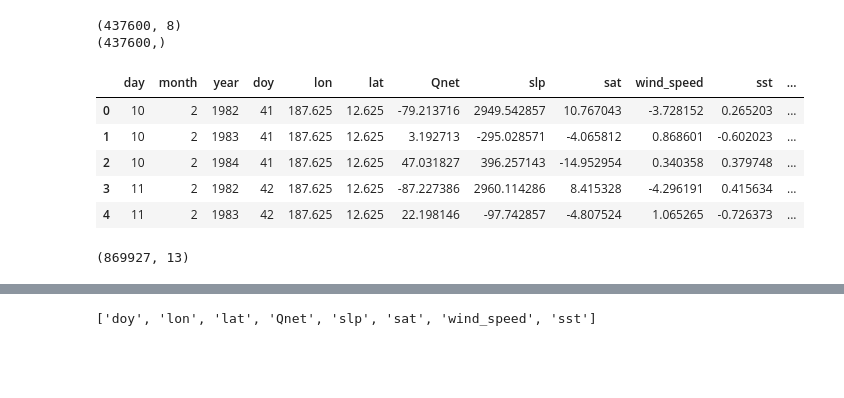
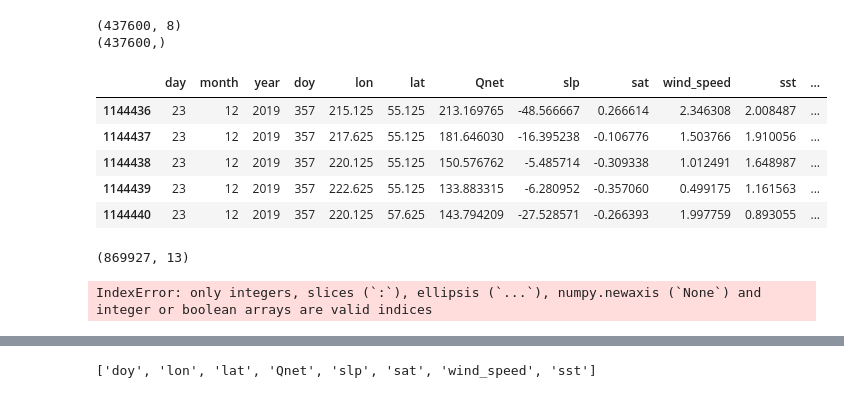
Before and after one commit to KatGiamalaki/Random_Forest_for_MHW, a Jupyter notebook: RandomForest_1902.ipynb, the cells around one changed output, grey strips where cells are left out. Cells and saved outputs as stored; diff of their text form; code cells hidden in the pictures; blank space fills up the shorter version.

```diff
--- a/RandomForest_1902.ipynb
+++ b/RandomForest_1902.ipynb
@@ -93,14 +104,14 @@ file_name = '/auto/home/agiamala/rf_mhw/movav_7_19new.csv'
 colnames = ['day', 'month','year','doy', 'lon', 'lat', 'Qnet','slp', 'sat', 'wind_speed','sst', 'sstRoC', 'mhw_categories']
 allvars = pd.read_csv(file_name, names = colnames, header = None)
 # %%
-allvars.head()
+allvars.tail()
 # %% [output]
 |  | day | month | year | doy | lon | lat | Qnet | slp | sat | wind_speed | sst | ... |
-| 0 | 10 | 2 | 1982 | 41 | 187.625 | 12.625 | -79.213716 | 2949.542857 | 10.767043 | -3.728152 | 0.265203 | ... |
-| 1 | 10 | 2 | 1983 | 41 | 187.625 | 12.625 | 3.192713 | -295.028571 | -4.065812 | 0.868601 | -0.602023 | ... |
-| 2 | 10 | 2 | 1984 | 41 | 187.625 | 12.625 | 47.031827 | 396.257143 | -14.952954 | 0.340358 | 0.379748 | ... |
-| 3 | 11 | 2 | 1982 | 42 | 187.625 | 12.625 | -87.227386 | 2960.114286 | 8.415328 | -4.296191 | 0.415634 | ... |
-| 4 | 11 | 2 | 1983 | 42 | 187.625 | 12.625 | 22.198146 | -97.742857 | -4.807524 | 1.065265 | -0.726373 | ... |
+| 1144436 | 23 | 12 | 2019 | 357 | 215.125 | 55.125 | 213.169765 | -48.566667 | 0.266614 | 2.346308 | 2.008487 | ... |
+| 1144437 | 23 | 12 | 2019 | 357 | 217.625 | 55.125 | 181.646030 | -16.395238 | -0.106776 | 1.503766 | 1.910056 | ... |
+| 1144438 | 23 | 12 | 2019 | 357 | 220.125 | 55.125 | 150.576762 | -5.485714 | -0.309338 | 1.012491 | 1.648987 | ... |
+| 1144439 | 23 | 12 | 2019 | 357 | 222.625 | 55.125 | 133.883315 | -6.280952 | -0.357060 | 0.499175 | 1.161563 | ... |
+| 1144440 | 23 | 12 | 2019 | 357 | 220.125 | 57.625 | 143.794209 | -27.528571 | -0.266393 | 1.997759 | 0.893055 | ... |
 # %%
 # Merge severe and extreme MHW categories
 allvars["mhw_categories"] = allvars["mhw_categories"].replace(4,3)
@@ -110,3 +125,8 @@ allvars = allvars.drop(allvars.index[(allvars["year"] == 2017) | (allvars["year"
 allvars.shape
 # %% [output]
 (869927, 13)
+# %%
+# Checking if replacement of 4 with 3 categories worked
+count_cat = allvars[(allvars["mhw_categories"] == 1)]# | (allvars["mhw_categories"] == 2) | (allvars["mhw_categories"] == 3)]
+# %% [output]
+IndexError: only integers, slices (`:`), ellipsis (`...`), numpy.newaxis (`None`) and integer or boolean arrays are valid indices
```
Also changed, not shown: parts of 54 cells of this notebook.
